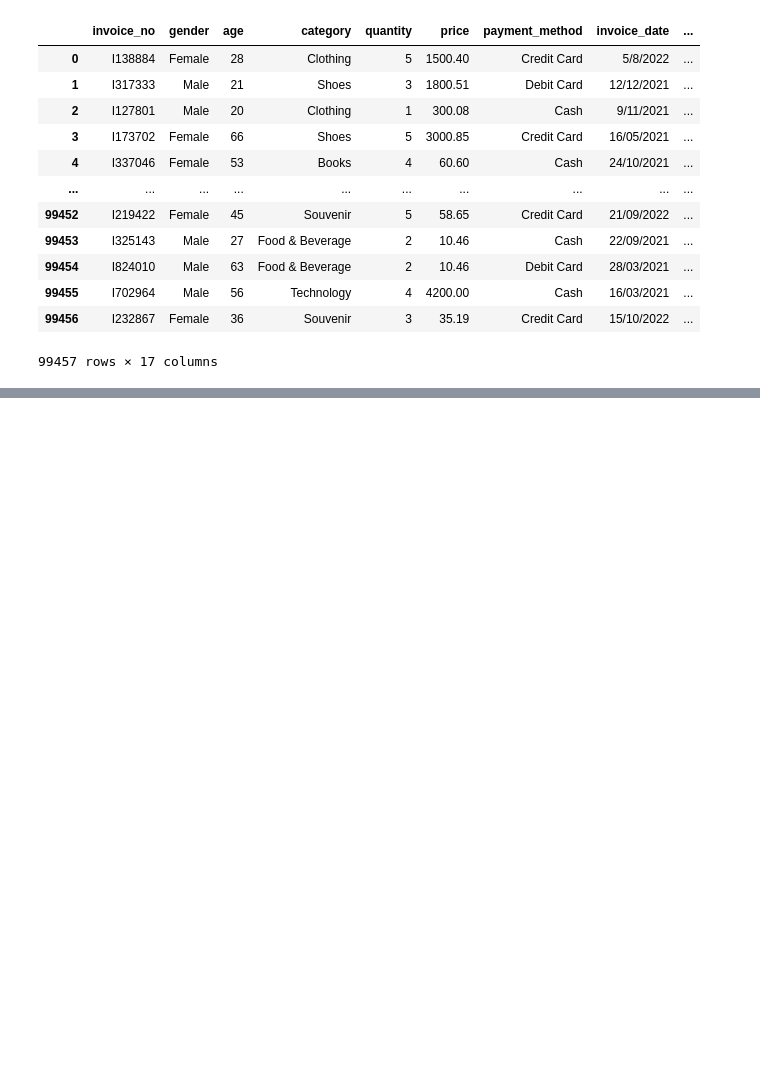
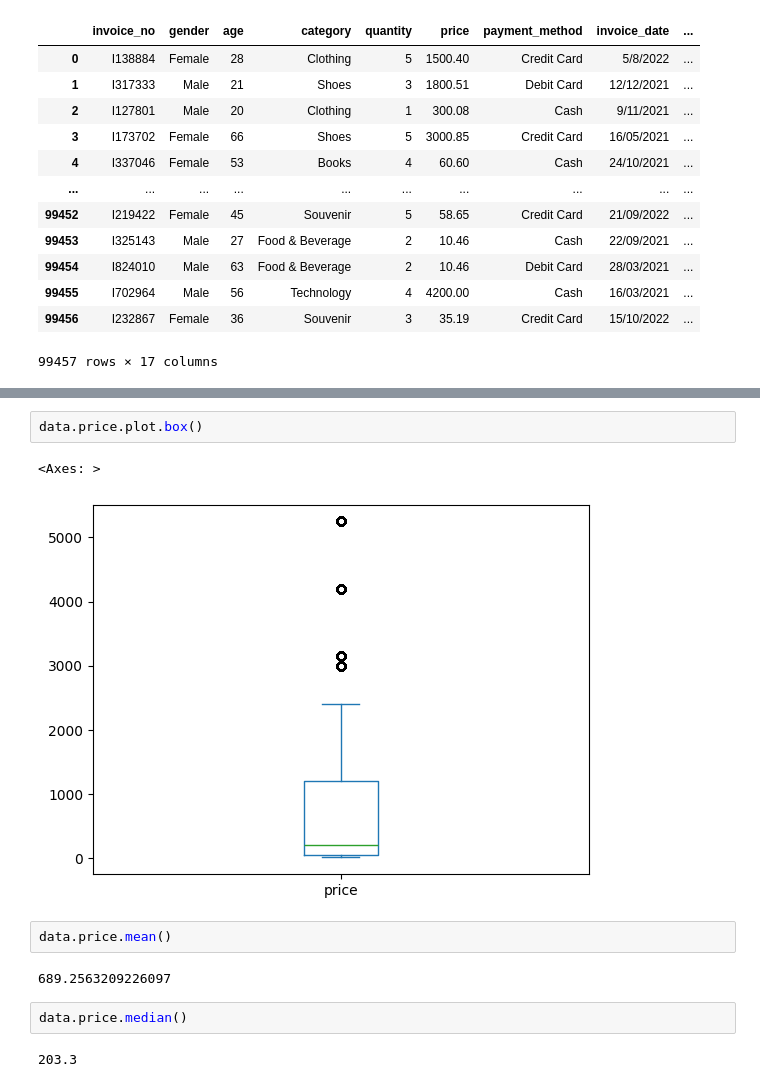
Before and after one commit to Ahmedtronic/WE-AI-Training, a Jupyter notebook: WE_pandas.ipynb, the cells around one changed output, grey strips where cells are left out. Drawn from its saved outputs; the diff is of its cells as text; blank space fills up the shorter version.

```diff
--- a/WE_pandas.ipynb
+++ b/WE_pandas.ipynb
@@ -1143,0 +1401,13 @@ updated_data
+# %%
+data.price.plot.box()
+# %% [output]
+<Axes: >
+[figure, added]
+# %%
+data.price.mean()
+# %% [output]
+689.2563209226097
+# %%
+data.price.median()
+# %% [output]
+203.3
```
Also changed, not shown: parts of 132 cells of this notebook, 4 other files.
